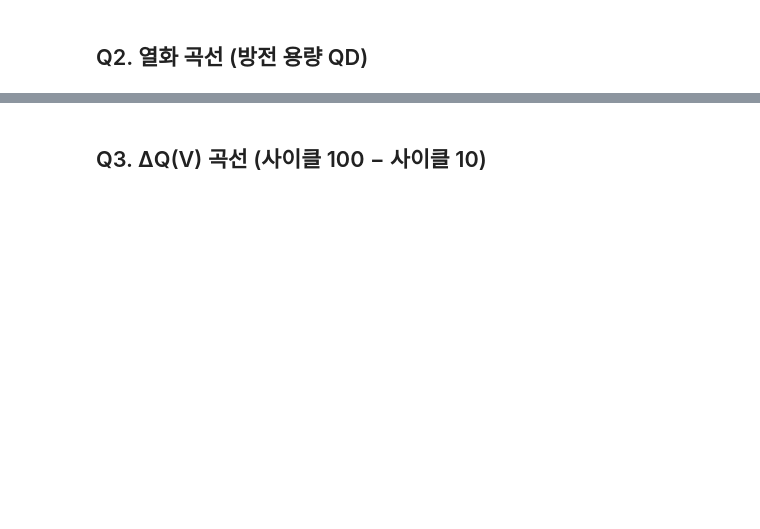
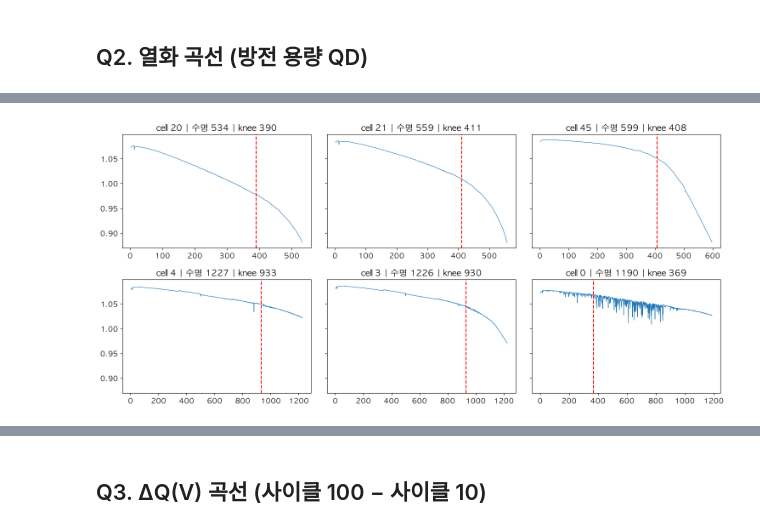
Before and after one commit to jihoo1018/data-mini-project, a Jupyter notebook: notebooks/01_EDA.ipynb, the cells around one changed output, grey strips where cells are left out. Saved outputs shown, nothing was run; the diff lists cells and outputs as text; code cells hidden in the pictures; blank space fills up the shorter version.

```diff
--- a/notebooks/01_EDA.ipynb
+++ b/notebooks/01_EDA.ipynb
@@ -66,2 +104,12 @@ plt.scatter(k.knee, k.cycle_life); plt.xlabel('knee 후보 사이클'); plt.ylab
+# %%
+# 육안 검증: 장수명/단수명 셀 각 3개에 knee(빨간 점) 표시
+pick = list(k.nsmallest(3, 'cycle_life').cell) + list(k.nlargest(3, 'cycle_life').cell)
+fig, axs = plt.subplots(2, 3, figsize=(15, 7), sharey=True)
+for a, c_ in zip(axs.flat, pick):
+    g_ = clean[clean.cell == c_]; kc = k.set_index('cell').knee[c_]
+    a.plot(g_.cycle, g_.QDischarge, lw=.8); a.axvline(kc, color='red', ls='--'); a.set_title(f'cell {c_} | 수명 {g_.cycle_life.iloc[0]:.0f} | knee {kc:.0f}')
+plt.tight_layout(); plt.show()
+# %% [output]
+[figure, added]
 # %% [markdown]
 **관찰**
```
Also changed, not shown: parts of 43 cells of this notebook, 3 other files.
